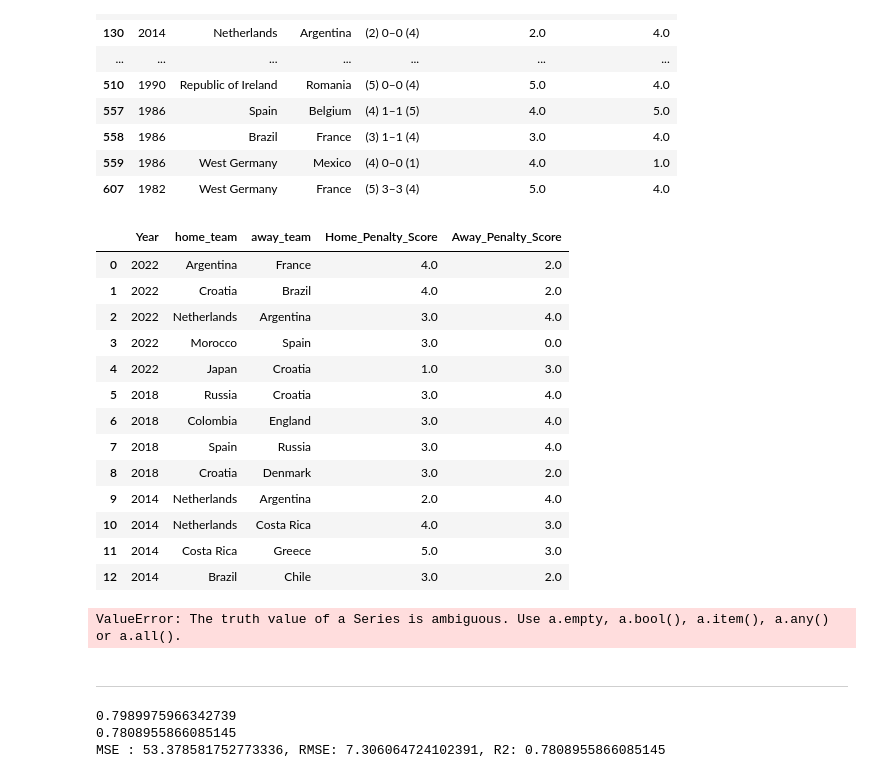
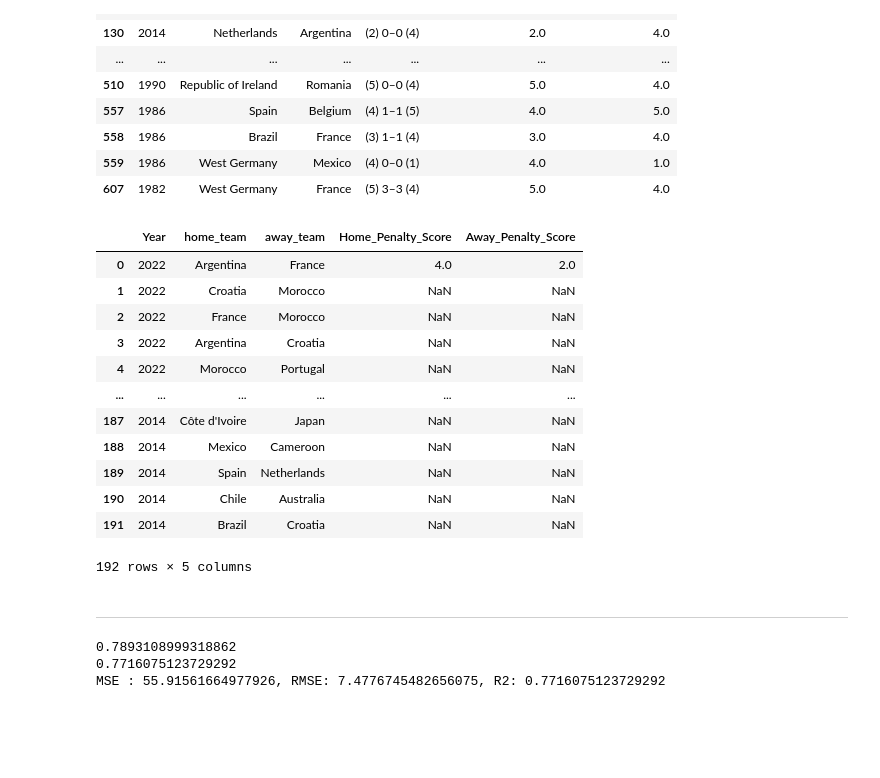
Before and after one commit to SKNetworks-AI19-250818/SKN19-mini-4Team, a Jupyter notebook: ML/Penalty Shootout/code/penalty_shootout.ipynb, the cells around one changed output. Cells and saved outputs as stored; diff of their text form; code cells hidden in the pictures; blank space fills up the shorter version.

```diff
--- a/ML/Penalty Shootout/code/penalty_shootout.ipynb
+++ b/ML/Penalty Shootout/code/penalty_shootout.ipynb
@@ -190,7 +310,7 @@ merged_df['Year'] = merged_df['Year'].astype(int)
 # %%
-df_match = pd.read_csv("./../data/source data/matches_1930_2022.csv")
-df_match=df_match[['Year','home_team','away_team','Score']]
-df_match
+match_df = pd.read_csv("./../data/source data/matches_1930_2022.csv")
+match_df = match_df[['Year','home_team','away_team','Score']]
+match_df
 # %% [output]
 |  | Year | home_team | away_team | Score |
 | 0 | 2022 | Argentina | France | (4) 3–3 (2) |
@@ -218,10 +338,10 @@ def extract_penalty(score):
         return int(pens[0]), int(pens[1])
     return None, None
 
-df_match[['Home_Penalty_Score', 'Away_Penalty_Score']] = df_match['Score'].apply(
+match_df[['Home_Penalty_Score', 'Away_Penalty_Score']] = match_df['Score'].apply(
     lambda x: pd.Series(extract_penalty(x))
 )
-df_match = df_match.dropna(subset=['Home_Penalty_Score', 'Away_Penalty_Score'])
+df_match = match_df.dropna(subset=['Home_Penalty_Score', 'Away_Penalty_Score'])
 df_match
 # %% [output]
 |  | Year | home_team | away_team | Score | Home_Penalty_Score | Away_Penalty_Score |
@@ -242,21 +362,20 @@ df_match
 | 559 | 1986 | West Germany | Mexico | (4) 0–0 (1) | 4.0 | 1.0 |
 | 607 | 1982 | West Germany | France | (5) 3–3 (4) | 5.0 | 4.0 |
 # %%
-df_match = df_match.drop(columns=['Score'])
-df_match = df_match[df_match['Year'] >= 2014].reset_index(drop=True)
-df_match
+match_df = match_df.drop(columns=['Score'])
+match_df = match_df[match_df['Year'] >= 2014].reset_index(drop=True)
+match_df
 # %% [output]
 |  | Year | home_team | away_team | Home_Penalty_Score | Away_Penalty_Score |
 | 0 | 2022 | Argentina | France | 4.0 | 2.0 |
-| 1 | 2022 | Croatia | Brazil | 4.0 | 2.0 |
-| 2 | 2022 | Netherlands | Argentina | 3.0 | 4.0 |
-| 3 | 2022 | Morocco | Spain | 3.0 | 0.0 |
-| 4 | 2022 | Japan | Croatia | 1.0 | 3.0 |
-| 5 | 2018 | Russia | Croatia | 3.0 | 4.0 |
-| 6 | 2018 | Colombia | England | 3.0 | 4.0 |
-| 7 | 2018 | Spain | Russia | 3.0 | 4.0 |
-| 8 | 2018 | Croatia | Denmark | 3.0 | 2.0 |
-| 9 | 2014 | Netherlands | Argentina | 2.0 | 4.0 |
-| 10 | 2014 | Netherlands | Costa Rica | 4.0 | 3.0 |
-| 11 | 2014 | Costa Rica | Greece | 5.0 | 3.0 |
-| 12 | 2014 | Brazil | Chile | 3.0 | 2.0 |
+| 1 | 2022 | Croatia | Morocco | NaN | NaN |
+| 2 | 2022 | France | Morocco | NaN | NaN |
+| 3 | 2022 | Argentina | Croatia | NaN | NaN |
+| 4 | 2022 | Morocco | Portugal | NaN | NaN |
+| ... | ... | ... | ... | ... | ... |
+| 187 | 2014 | Côte d'Ivoire | Japan | NaN | NaN |
+| 188 | 2014 | Mexico | Cameroon | NaN | NaN |
+| 189 | 2014 | Spain | Netherlands | NaN | NaN |
+| 190 | 2014 | Chile | Australia | NaN | NaN |
+| 191 | 2014 | Brazil | Croatia | NaN | NaN |
+192 rows × 5 columns
@@ -301,23 +382,14 @@ def map_team_features_safe(row):
-# %%
-df_final = df_match.apply(map_team_features_safe, axis=1).reset_index(drop=True)
-
-if missing_teams:
-    print("매핑이 안 된 팀:", missing_teams)
-
-print(df_final.head())
-# %% [output]
-ValueError: The truth value of a Series is ambiguous. Use a.empty, a.bool(), a.item(), a.any() or a.all().
-# %% [markdown]
----
+# %% [markdown]
+---
 # %%
 # merged_df.set_index("Player_Name", inplace=True)
 
 # 피처-라벨 분리
-X = merged_df.drop(columns=["Penalty", "Player_Name", "Nation", "GK"]) # Age	Finishing	Shot_Power	Long_Shot	Reaction    Year
-y = merged_df["Penalty"]
+X = penalty_df.drop(["Penalty", "Player_Name", "Eng_Nation", "GK"], axis=1) # Age	Finishing	Shot_Power	Reaction    Year
+y = penalty_df["Penalty"]
 
 # 훈련-평가 분리
-X_train, X_test, y_train, y_test = train_test_split(X, y, test_size=0.2, random_state=42)
+X_train, X_test, y_train, y_test = train_test_split(X, y, test_size=0.3, random_state=42)
 
 # scaler = StandardScaler()
 # X_train_scaled = scaler.fit_transform(X_train)
@@ -336,6 +408,6 @@ r2 = r2_score(y_test, y_pred)
 
 print(f"MSE : {mse}, RMSE: {rmse}, R2: {r2}")
 # %% [output]
-0.7989975966342739
-0.7808955866085145
-MSE : 53.378581752773336, RMSE: 7.306064724102391, R2: 0.7808955866085145
+0.7893108999318862
+0.7716075123729292
+MSE : 55.91561664977926, RMSE: 7.4776745482656075, R2: 0.7716075123729292
```
Also changed, not shown: parts of 39 cells of this notebook, 8 other files.
